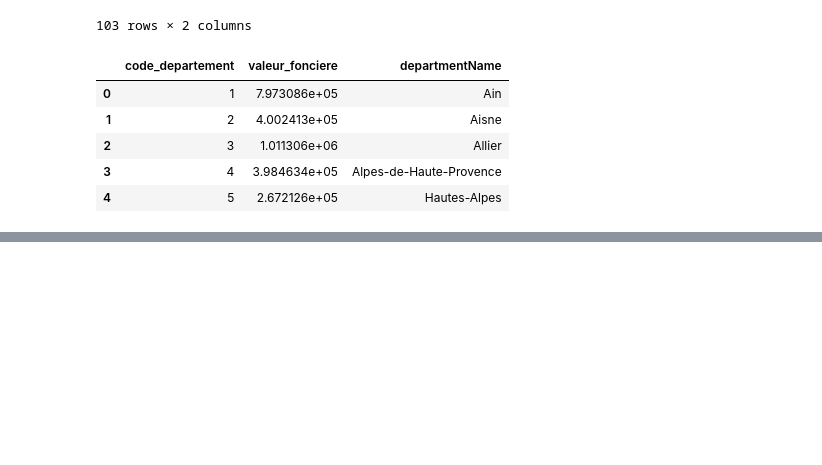
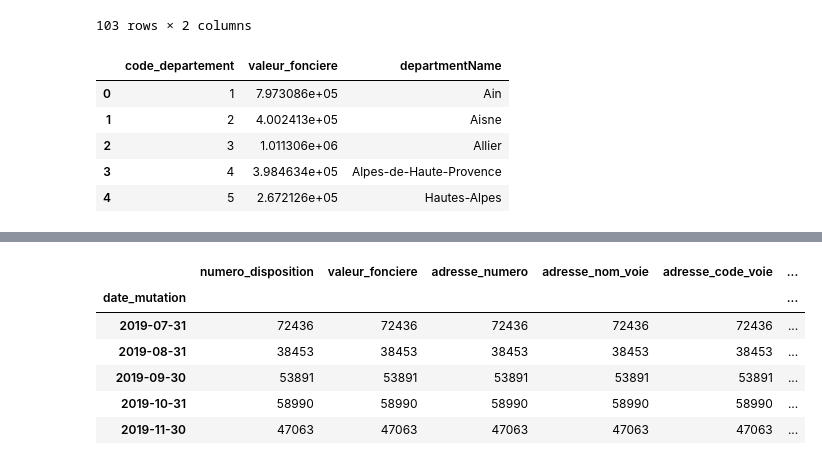
Before and after one commit to MohamedAziz-Khezami/French_House, a Jupyter notebook: dataframes.ipynb, the cells around one changed output, grey strips where cells are left out. Drawn from its saved outputs; the diff is of its cells as text; code cells hidden in the pictures; blank space fills up the shorter version.

```diff
--- a/dataframes.ipynb
+++ b/dataframes.ipynb
@@ -845,0 +1004,3 @@ df_commercial.to_csv('commercial_bar.csv', index=False)
+# %%
+df_appartement = df[df['type_local'] == 'Appartement']
+df_appartement.head()
@@ -845,0 +1014,11 @@ df_commercial.to_csv('commercial_bar.csv', index=False)
+# %%
+df_appartement = df_appartement.groupby( pd.Grouper(key='date_mutation', freq='ME')).count()
+df_appartement.head()
+# %% [output]
+|  | numero_disposition | valeur_fonciere | adresse_numero | adresse_nom_voie | adresse_code_voie | ... |
+| date_mutation |  |  |  |  |  | ... |
+| 2019-07-31 | 72436 | 72436 | 72436 | 72436 | 72436 | ... |
+| 2019-08-31 | 38453 | 38453 | 38453 | 38453 | 38453 | ... |
+| 2019-09-30 | 53891 | 53891 | 53891 | 53891 | 53891 | ... |
+| 2019-10-31 | 58990 | 58990 | 58990 | 58990 | 58990 | ... |
+| 2019-11-30 | 47063 | 47063 | 47063 | 47063 | 47063 | ... |
```
Also changed, not shown: parts of 33 cells of this notebook, 6 other files.
